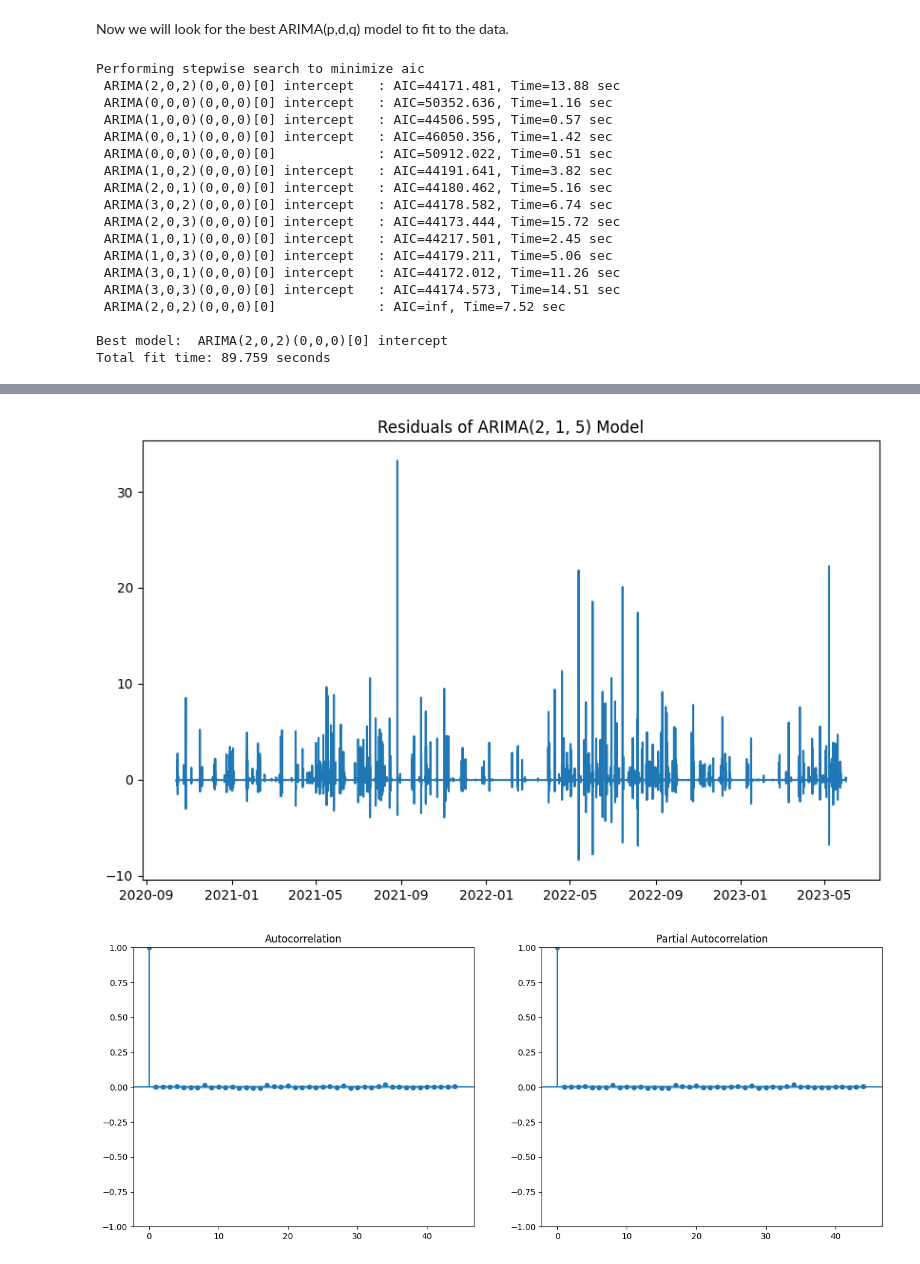
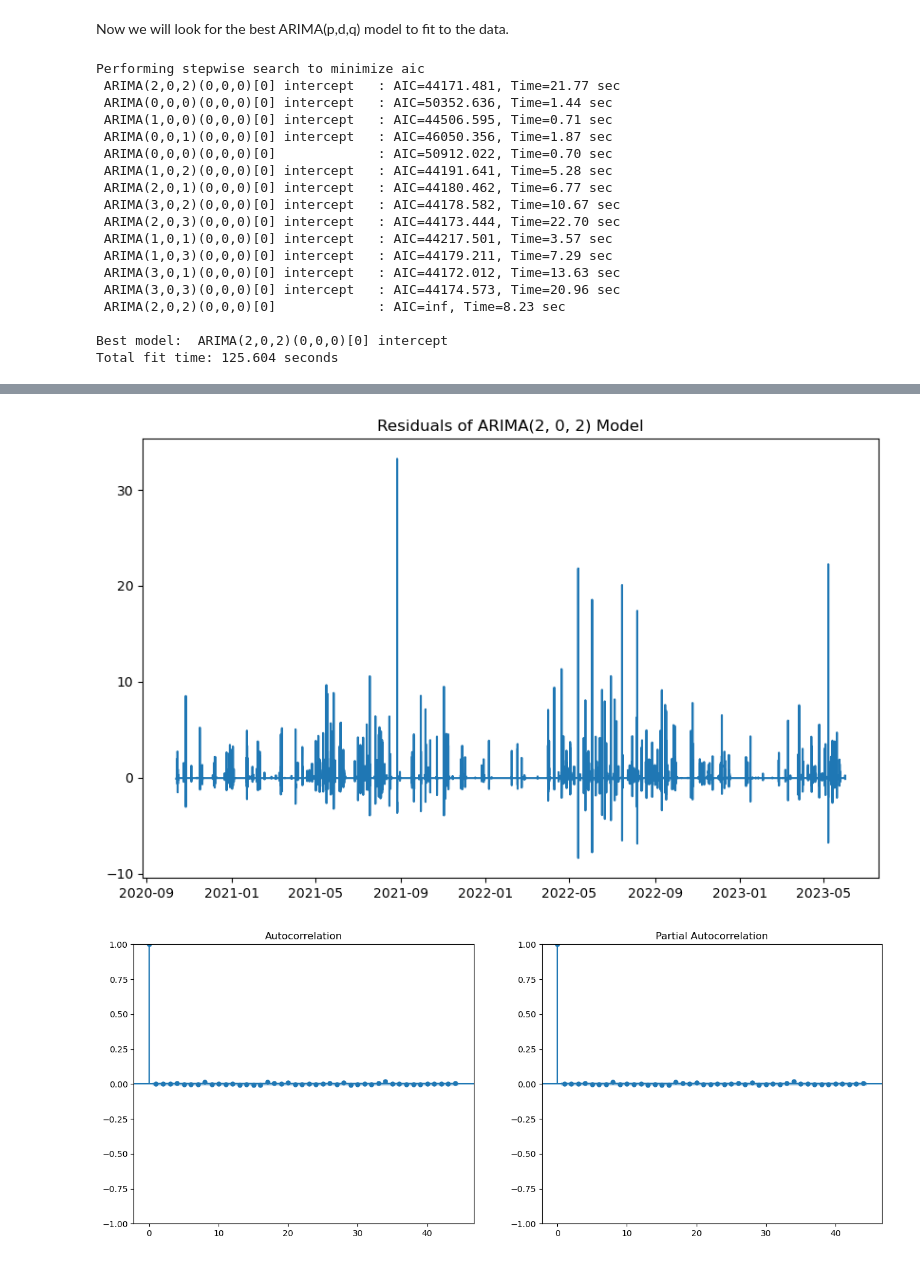
Before and after one commit to bregina98/Local-prediction-of-weather-parameters-based-on-historical-data, a Jupyter notebook: rain_intensity.ipynb, the cells around one changed output, grey strips where cells are left out. Cells and saved outputs as stored; diff of their text form; code cells hidden in the pictures.

Commit message:
rain ARIMA done

```diff
--- a/rain_intensity.ipynb
+++ b/rain_intensity.ipynb
@@ -11,7 +11,7 @@ import os
 # import
 
 station_id=5001
-file_path = os.path.join(f'ELES-MAS-{station_id}-2020-2023.csv.gz')
+file_path = os.path.join(r'D:\FMF magisterij\Matematika z računalnikom', f'ELES-MAS-{station_id}-2020-2023.csv.gz')
 data = pd.read_csv(file_path, compression='gzip')
 data = data[data['data_validity'] <= 32]
 data.drop('measurement_location_inst_id', axis=1, inplace=True)
@@ -195,23 +195,23 @@ suppress_warnings=True)
 # it takes around 10 min
 # %% [output]
 Performing stepwise search to minimize aic
- ARIMA(2,0,2)(0,0,0)[0] intercept   : AIC=44171.481, Time=13.88 sec
- ARIMA(0,0,0)(0,0,0)[0] intercept   : AIC=50352.636, Time=1.16 sec
- ARIMA(1,0,0)(0,0,0)[0] intercept   : AIC=44506.595, Time=0.57 sec
- ARIMA(0,0,1)(0,0,0)[0] intercept   : AIC=46050.356, Time=1.42 sec
- ARIMA(0,0,0)(0,0,0)[0]             : AIC=50912.022, Time=0.51 sec
- ARIMA(1,0,2)(0,0,0)[0] intercept   : AIC=44191.641, Time=3.82 sec
- ARIMA(2,0,1)(0,0,0)[0] intercept   : AIC=44180.462, Time=5.16 sec
- ARIMA(3,0,2)(0,0,0)[0] intercept   : AIC=44178.582, Time=6.74 sec
- ARIMA(2,0,3)(0,0,0)[0] intercept   : AIC=44173.444, Time=15.72 sec
- ARIMA(1,0,1)(0,0,0)[0] intercept   : AIC=44217.501, Time=2.45 sec
- ARIMA(1,0,3)(0,0,0)[0] intercept   : AIC=44179.211, Time=5.06 sec
- ARIMA(3,0,1)(0,0,0)[0] intercept   : AIC=44172.012, Time=11.26 sec
- ARIMA(3,0,3)(0,0,0)[0] intercept   : AIC=44174.573, Time=14.51 sec
- ARIMA(2,0,2)(0,0,0)[0]             : AIC=inf, Time=7.52 sec
+ ARIMA(2,0,2)(0,0,0)[0] intercept   : AIC=44171.481, Time=21.77 sec
+ ARIMA(0,0,0)(0,0,0)[0] intercept   : AIC=50352.636, Time=1.44 sec
+ ARIMA(1,0,0)(0,0,0)[0] intercept   : AIC=44506.595, Time=0.71 sec
+ ARIMA(0,0,1)(0,0,0)[0] intercept   : AIC=46050.356, Time=1.87 sec
+ ARIMA(0,0,0)(0,0,0)[0]             : AIC=50912.022, Time=0.70 sec
+ ARIMA(1,0,2)(0,0,0)[0] intercept   : AIC=44191.641, Time=5.28 sec
+ ARIMA(2,0,1)(0,0,0)[0] intercept   : AIC=44180.462, Time=6.77 sec
+ ARIMA(3,0,2)(0,0,0)[0] intercept   : AIC=44178.582, Time=10.67 sec
+ ARIMA(2,0,3)(0,0,0)[0] intercept   : AIC=44173.444, Time=22.70 sec
+ ARIMA(1,0,1)(0,0,0)[0] intercept   : AIC=44217.501, Time=3.57 sec
+ ARIMA(1,0,3)(0,0,0)[0] intercept   : AIC=44179.211, Time=7.29 sec
+ ARIMA(3,0,1)(0,0,0)[0] intercept   : AIC=44172.012, Time=13.63 sec
+ ARIMA(3,0,3)(0,0,0)[0] intercept   : AIC=44174.573, Time=20.96 sec
+ ARIMA(2,0,2)(0,0,0)[0]             : AIC=inf, Time=8.23 sec
 
 Best model:  ARIMA(2,0,2)(0,0,0)[0] intercept
-Total fit time: 89.759 seconds
+Total fit time: 125.604 seconds
 # %%
 # fit the model
 
@@ -233,7 +233,7 @@ residuals_best = best_fit.resid
 import matplotlib.pyplot as plt
 plt.figure(figsize=(10, 6))
 plt.plot(residuals_best)
-plt.title(f'Residuals of ARIMA{2,1,5} Model')
+plt.title(f'Residuals of ARIMA{2,0,2} Model')
 plt.show()
 
 # plot ACF and PACF of the residuals
@@ -252,15 +252,15 @@ Time:                        23:06:43   BIC                          44219.754
 Sample:                    10-13-2020   HQIC                         44187.166
                          - 05-31-2023
 Covariance Type:                  opg
 ==============================================================================
                  coef    std err          z      P>|z|      [0.025      0.975]
 ------------------------------------------------------------------------------
 ... (11 lines left out)
 ===================================================================================
 
 Warnings:
 [1] Covariance matrix calculated using the outer product of gradients (complex-step).
-[figure, old version]
+[figure, new version]
 [figure]
 # %%
 # 2ND WAY OF FINDING THE BEST FIT
```
Also changed, not shown: parts of 17 cells of this notebook.
